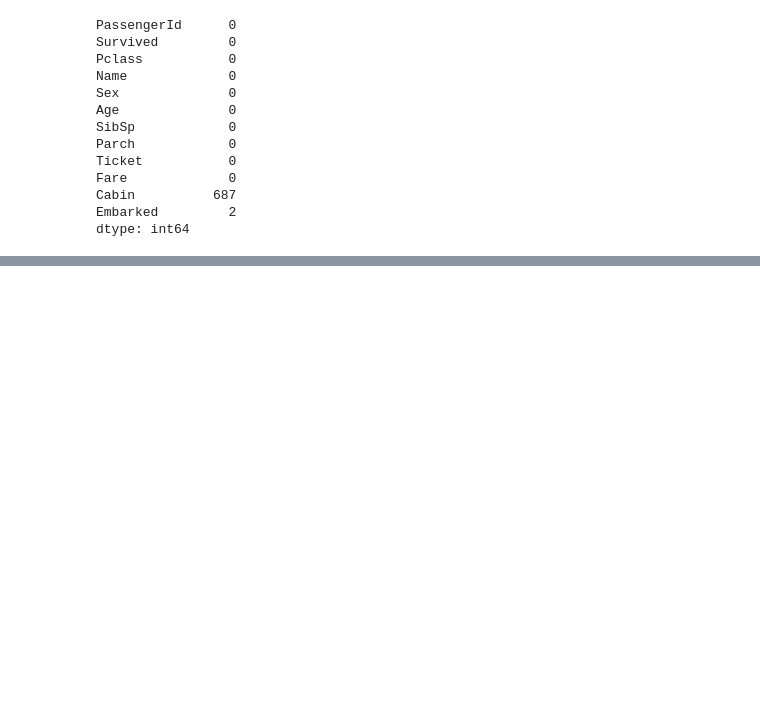
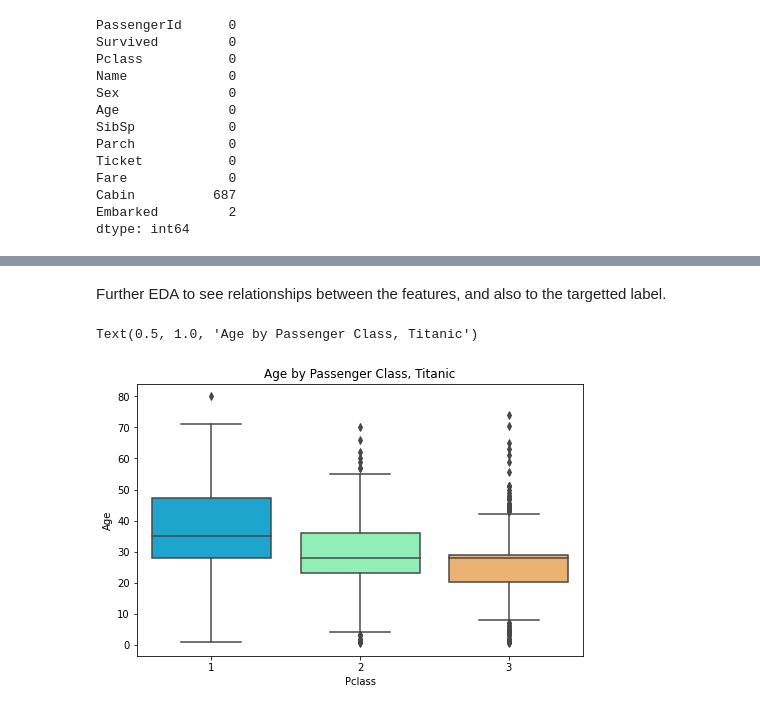
Before and after one commit to sibanda1989/Kaggle-Jupyter-Notebooks, a Jupyter notebook: titanichs2612211zw.ipynb, the cells around one changed output, grey strips where cells are left out. Cells and saved outputs as stored; diff of their text form; code cells hidden in the pictures; blank space fills up the shorter version.

Commit message:
Kaggle Notebook | TitanicHS2612211ZW | Version 4

```diff
--- a/titanichs2612211zw.ipynb
+++ b/titanichs2612211zw.ipynb
@@ -152,0 +166,10 @@ dtype: int64
+# %% [markdown]
+Further EDA to see relationships between the features, and also to the targetted label.
+# %%
+#Relationship between age and passenger class
+plt.figure(figsize=(8,5))
+sns.boxplot(x='Pclass',y='Age',data=train_tr, palette='rainbow')
+plt.title("Age by Passenger Class, Titanic")
+# %% [output]
+Text(0.5, 1.0, 'Age by Passenger Class, Titanic')
+[figure, added]
```
Also changed, not shown: parts of 6 cells of this notebook.
